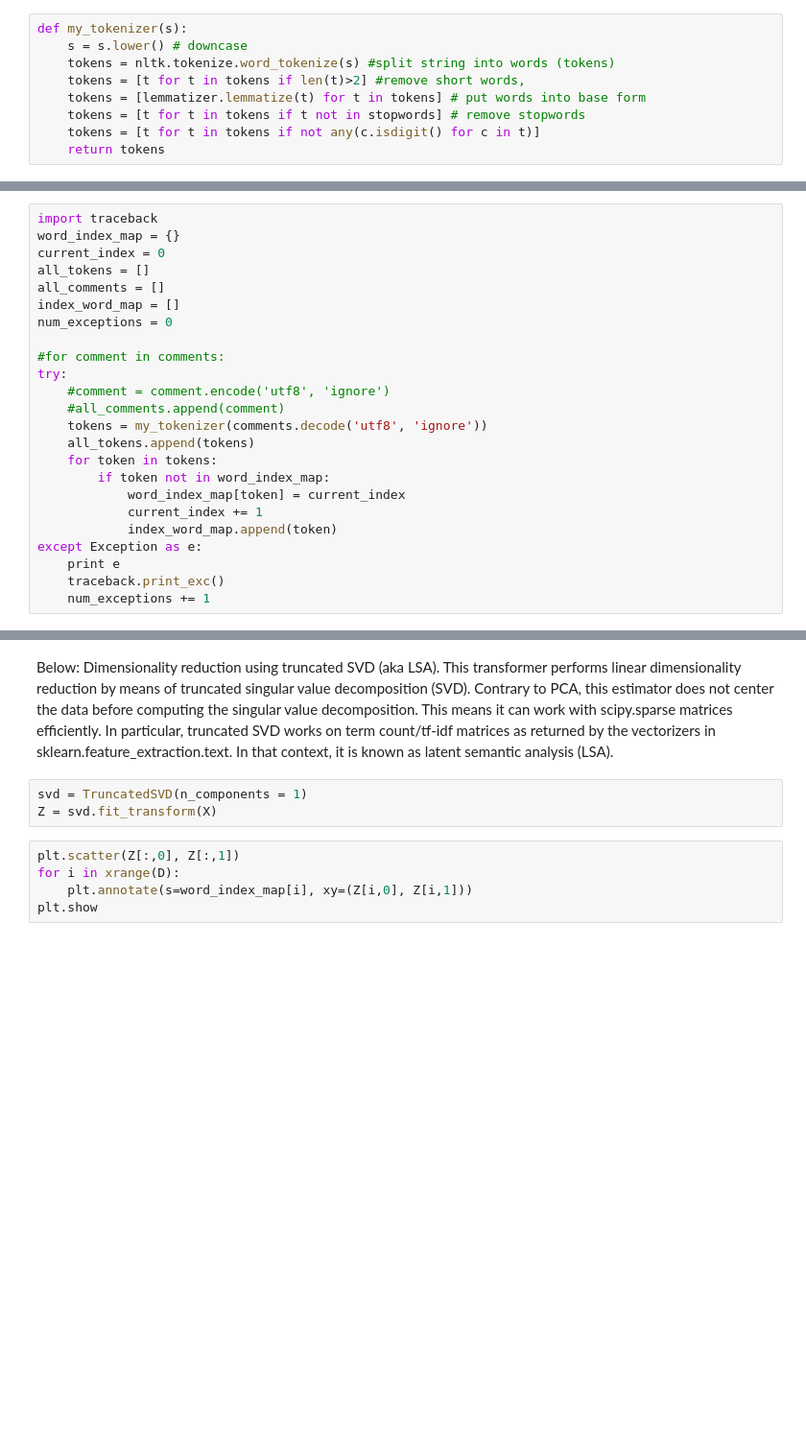
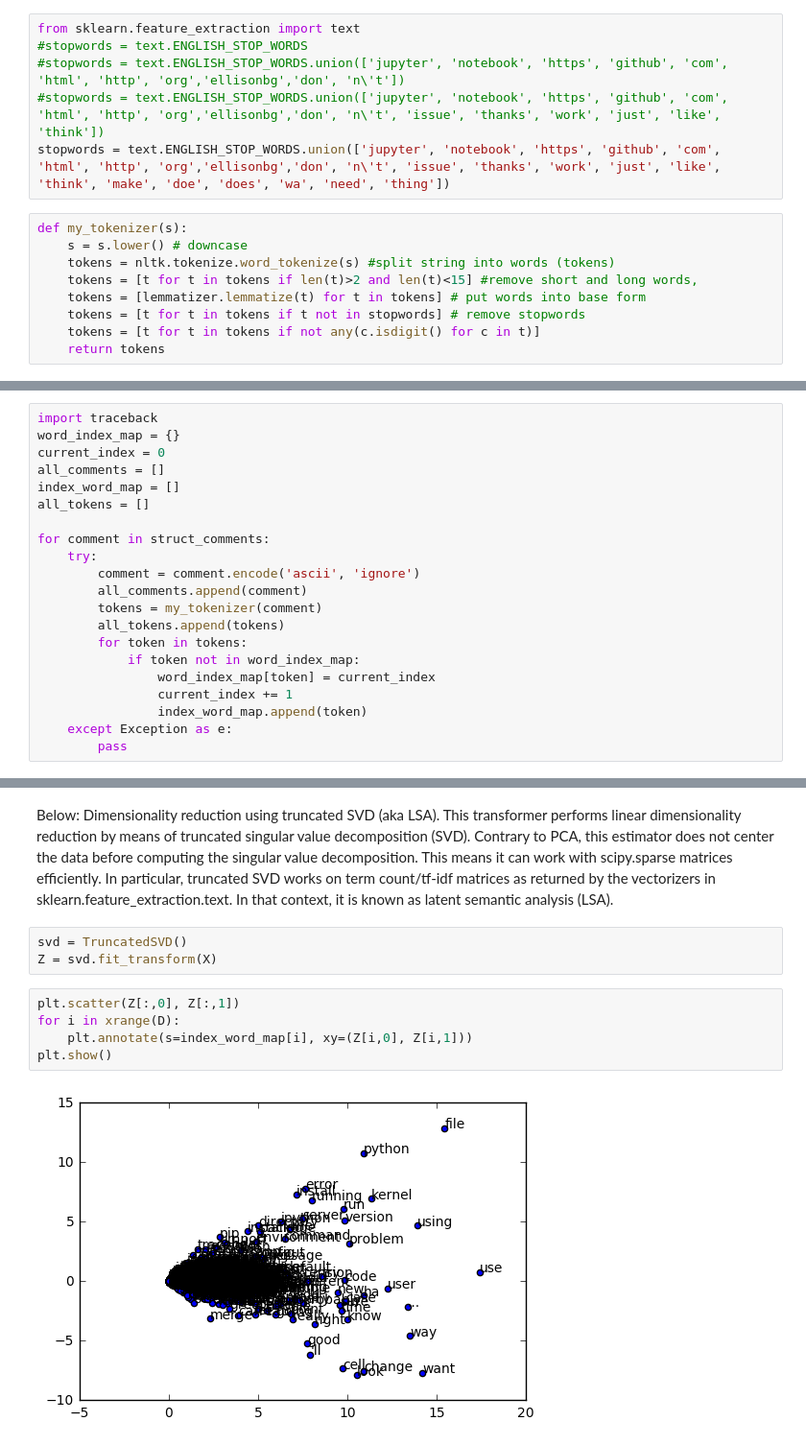
Before and after one commit to JamiesHQ/GA-FinalProject, a Jupyter notebook: Latent Semantic Analysis for GitHub data - from LazyProgrammer's NLP Course.ipynb, the cells around one changed output, grey strips where cells are left out. Shown at 96% size. Saved outputs shown, nothing was run; the diff lists cells and outputs as text; blank space fills up the shorter version.

```diff
--- a/Latent Semantic Analysis for GitHub data - from LazyProgrammer's NLP Course.ipynb
+++ b/Latent Semantic Analysis for GitHub data - from LazyProgrammer's NLP Course.ipynb
@@ -88,8 +86,14 @@ stopwords = 'english'
+# %%
+from sklearn.feature_extraction import text
+#stopwords = text.ENGLISH_STOP_WORDS
+#stopwords = text.ENGLISH_STOP_WORDS.union(['jupyter', 'notebook', 'https', 'github', 'com', 'html', 'http', 'org','ellisonbg','don', 'n\'t'])
+#stopwords = text.ENGLISH_STOP_WORDS.union(['jupyter', 'notebook', 'https', 'github', 'com', 'html', 'http', 'org','ellisonbg','don', 'n\'t', 'issue', 'thanks', 'work', 'just', 'like', 'think'])
+stopwords = text.ENGLISH_STOP_WORDS.union(['jupyter', 'notebook', 'https', 'github', 'com', 'html', 'http', 'org','ellisonbg','don', 'n\'t', 'issue', 'thanks', 'work', 'just', 'like', 'think', 'make', 'doe', 'does', 'wa', 'need', 'thing'])
 # %%
 def my_tokenizer(s):
     s = s.lower() # downcase
     tokens = nltk.tokenize.word_tokenize(s) #split string into words (tokens)
-    tokens = [t for t in tokens if len(t)>2] #remove short words,
+    tokens = [t for t in tokens if len(t)>2 and len(t)<15] #remove short and long words,
     tokens = [lemmatizer.lemmatize(t) for t in tokens] # put words into base form
     tokens = [t for t in tokens if t not in stopwords] # remove stopwords
     tokens = [t for t in tokens if not any(c.isdigit() for c in t)]
@@ -102,26 +106,23 @@ my_tokenizer("Oops. i got it. I have to uninstall ipython3")
 import traceback
 word_index_map = {}
 current_index = 0
-all_tokens = []
 all_comments = []
 index_word_map = []
-num_exceptions = 0
+all_tokens = []
 
-#for comment in comments:
-try:
-    #comment = comment.encode('utf8', 'ignore')
-    #all_comments.append(comment)
-    tokens = my_tokenizer(comments.decode('utf8', 'ignore'))
-    all_tokens.append(tokens)
-    for token in tokens:
-        if token not in word_index_map:
-            word_index_map[token] = current_index
-            current_index += 1
-            index_word_map.append(token)
-except Exception as e:
-    print e
-    traceback.print_exc()
-    num_exceptions += 1
+for comment in struct_comments:
+    try:
+        comment = comment.encode('ascii', 'ignore')
+        all_comments.append(comment)
+        tokens = my_tokenizer(comment)
+        all_tokens.append(tokens)
+        for token in tokens:
+            if token not in word_index_map:
+                word_index_map[token] = current_index
+                current_index += 1
+                index_word_map.append(token)
+    except Exception as e:
+        pass
 # %%
 def tokens_to_vector(tokens):
     x = np.zeros(len(word_index_map))
@@ -162,10 +170,12 @@ Below: Dimensionality reduction using truncated SVD (aka LSA).
 This transformer performs linear dimensionality reduction by means of truncated singular value decomposition (SVD). Contrary to PCA, this estimator does not center the data before computing the singular value decomposition. This means it can work with scipy.sparse matrices efficiently.
 In particular, truncated SVD works on term count/tf-idf matrices as returned by the vectorizers in sklearn.feature_extraction.text. In that context, it is known as latent semantic analysis (LSA).
 # %%
-svd = TruncatedSVD(n_components = 1)
+svd = TruncatedSVD()
 Z = svd.fit_transform(X)
 # %%
 plt.scatter(Z[:,0], Z[:,1])
 for i in xrange(D):
-    plt.annotate(s=word_index_map[i], xy=(Z[i,0], Z[i,1]))
-plt.show
+    plt.annotate(s=index_word_map[i], xy=(Z[i,0], Z[i,1]))
+plt.show()
+# %% [output]
+[figure, added]
```
Also changed, not shown: parts of 5 cells of this notebook, 6 other files.
